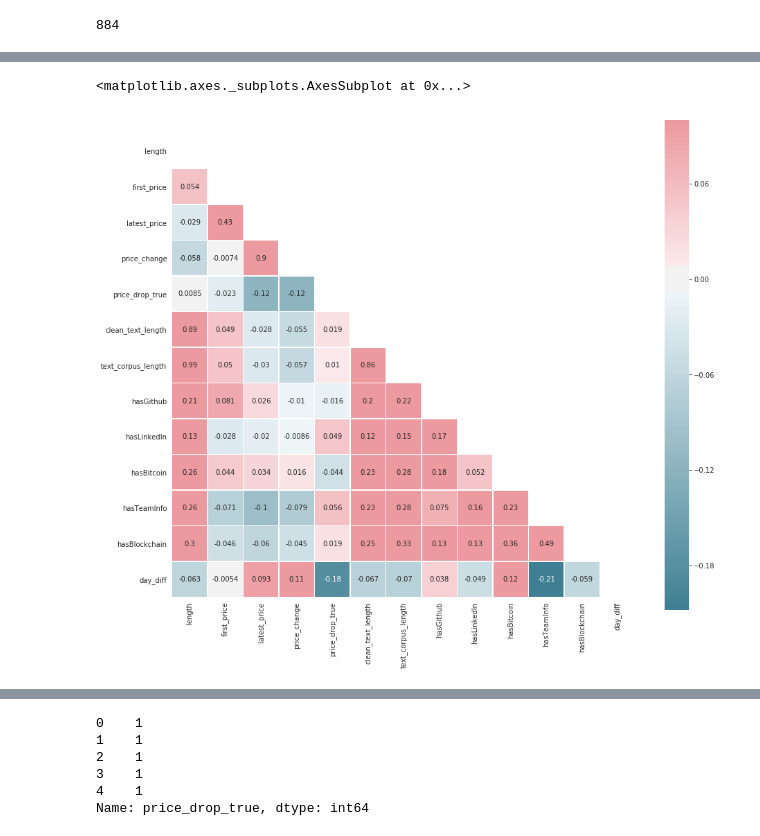
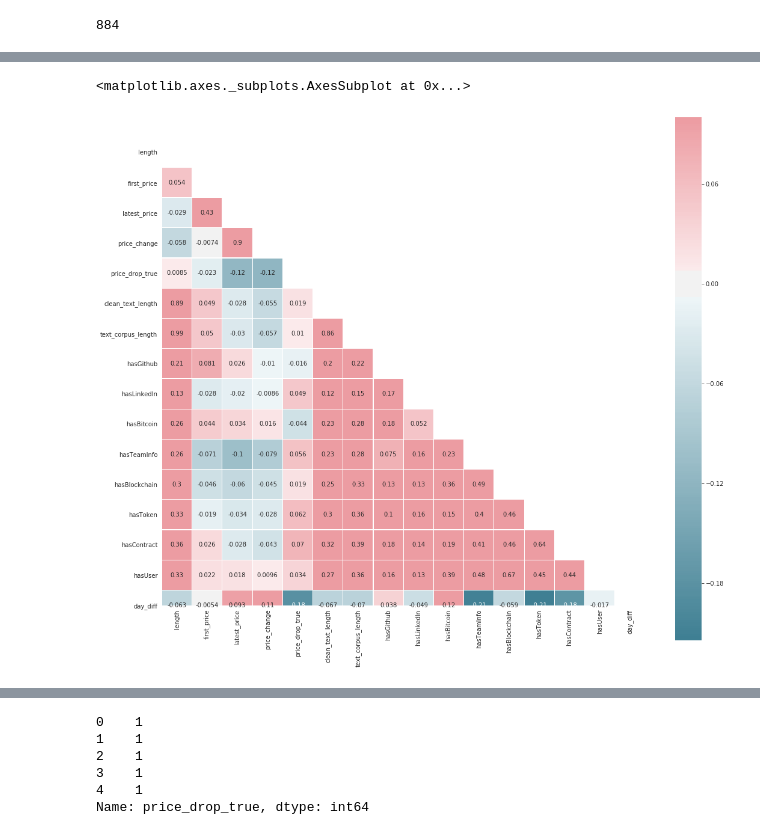
Before and after one commit to aziz0519/Data-Science-Projects, a Jupyter notebook: Text_analytics_of_blockchain_whitepapers.ipynb, the cells around one changed output, grey strips where cells are left out. Saved outputs shown, nothing was run; the diff lists cells and outputs as text; code cells hidden in the pictures.

```diff
--- a/Text_analytics_of_blockchain_whitepapers.ipynb
+++ b/Text_analytics_of_blockchain_whitepapers.ipynb
@@ -261,12 +261,39 @@ for cleaned_list in data['text_corpus']:
     hasBlockchain.append(1)
   else:
     hasBlockchain.append(0)
+# %%
+hasToken = []
+
+for cleaned_list in data['text_corpus']:
+  if 'token' in [word.lower() for word in cleaned_list]:
+    hasToken.append(1)
+  else:
+    hasToken.append(0)
+# %%
+hasContract = []
+
+for cleaned_list in data['text_corpus']:
+  if 'smart' and 'contract' in [word.lower() for word in cleaned_list]:
+    hasContract.append(1)
+  else:
+    hasContract.append(0)
+# %%
+hasUser = []
+
+for cleaned_list in data['text_corpus']:
+  if 'user' in [word.lower() for word in cleaned_list]:
+    hasUser.append(1)
+  else:
+    hasUser.append(0)
 # %%
 data['hasGithub'] = hasGithub
 data['hasLinkedIn'] = hasLinkedIn
 data['hasBitcoin'] = hasBitcoin
 data['hasTeamInfo'] = hasTeamInfo
 data['hasBlockchain'] = hasBlockchain
+data['hasToken'] = hasToken
+data['hasContract'] = hasContract
+data['hasUser'] = hasUser
 data.head()
 # %% [output]
 |  | coin | text | length | coin_id | first_date | first_price | latest_date [9/9/19] | latest_price | ... |
@@ -347,17 +348,17 @@ sns.set_palette('coolwarm')
 # %%
 corr = data.corr()
 
 mask = np.zeros_like(corr,dtype=np.bool)
 mask[np.triu_indices_from(mask)] = True
 
-f, ax = plt.subplots(figsize =(15,13))
+f, ax = plt.subplots(figsize =(18,16))
 
 cmap = sns.diverging_palette(220,10, as_cmap = True)
 
 sns.heatmap(corr, mask = mask, cmap = cmap , vmax = .1 ,center =0, square=True, annot = True, linewidth = .1)
 # %% [output]
 <matplotlib.axes._subplots.AxesSubplot at 0x...>
-[figure, old version]
+[figure, new version]
 # %%
 from textblob import TextBlob
 # %%
```
Also changed, not shown: parts of 90 cells of this notebook.
